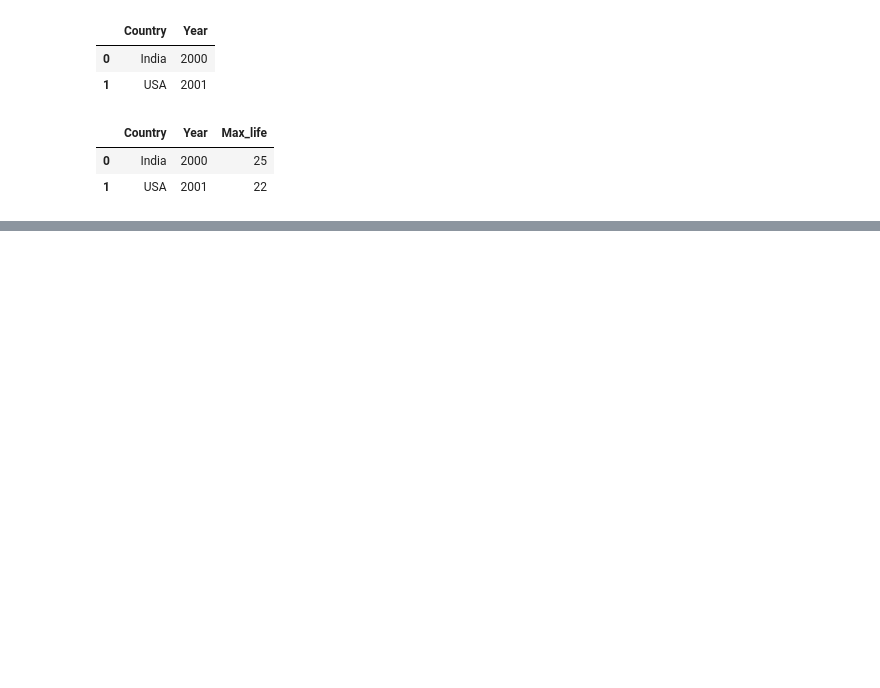
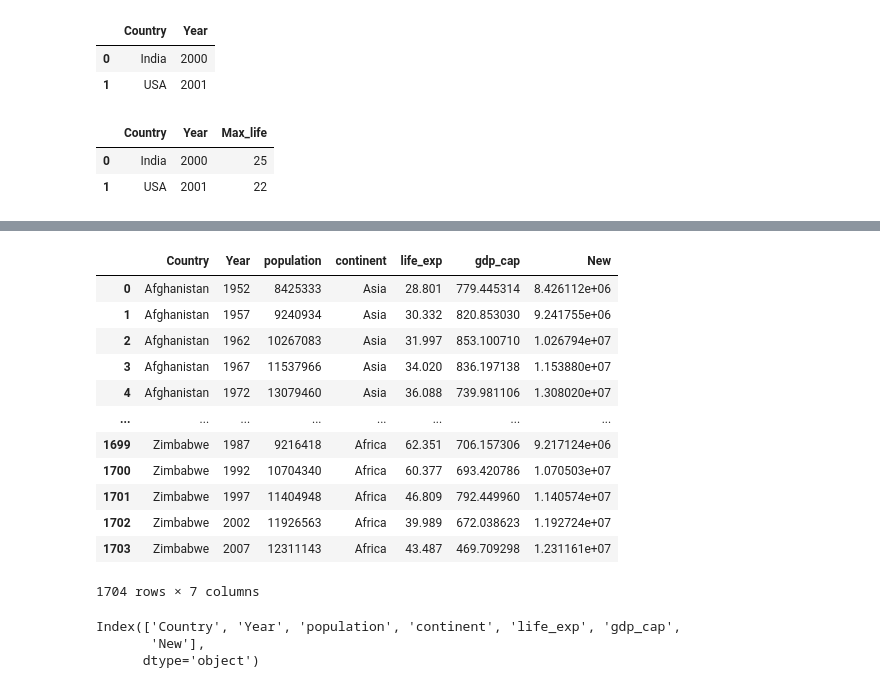
Before and after one commit to jeeet0700/Python_Advance, a Jupyter notebook: Pandas_1.ipynb, the cells around one changed output, grey strips where cells are left out. Drawn from its saved outputs; the diff is of its cells as text; code cells hidden in the pictures; blank space fills up the shorter version.

```diff
--- a/Pandas_1.ipynb
+++ b/Pandas_1.ipynb
@@ -149,0 +276,3 @@ pd.DataFrame({"Country":["India","USA"],
+# %%
+df.rename(columns={"country":"Country","year":"Year"},inplace=True)
+df.head()
@@ -149,0 +322,24 @@ pd.DataFrame({"Country":["India","USA"],
+# %%
+df["New"]=df["population"]+df["gdp_cap"]
+# %%
+df
+# %% [output]
+|  | Country | Year | population | continent | life_exp | gdp_cap | New |
+| 0 | Afghanistan | 1952 | 8425333 | Asia | 28.801 | 779.445314 | 8.426112e+06 |
+| 1 | Afghanistan | 1957 | 9240934 | Asia | 30.332 | 820.853030 | 9.241755e+06 |
+| 2 | Afghanistan | 1962 | 10267083 | Asia | 31.997 | 853.100710 | 1.026794e+07 |
+| 3 | Afghanistan | 1967 | 11537966 | Asia | 34.020 | 836.197138 | 1.153880e+07 |
+| 4 | Afghanistan | 1972 | 13079460 | Asia | 36.088 | 739.981106 | 1.308020e+07 |
+| ... | ... | ... | ... | ... | ... | ... | ... |
+| 1699 | Zimbabwe | 1987 | 9216418 | Africa | 62.351 | 706.157306 | 9.217124e+06 |
+| 1700 | Zimbabwe | 1992 | 10704340 | Africa | 60.377 | 693.420786 | 1.070503e+07 |
+| 1701 | Zimbabwe | 1997 | 11404948 | Africa | 46.809 | 792.449960 | 1.140574e+07 |
+| 1702 | Zimbabwe | 2002 | 11926563 | Africa | 39.989 | 672.038623 | 1.192724e+07 |
+| 1703 | Zimbabwe | 2007 | 12311143 | Africa | 43.487 | 469.709298 | 1.231161e+07 |
+1704 rows × 7 columns
+# %%
+df.columns
+# %% [output]
+Index(['Country', 'Year', 'population', 'continent', 'life_exp', 'gdp_cap',
+       'New'],
+      dtype='object')
```
Also changed, not shown: parts of 26 cells of this notebook.
